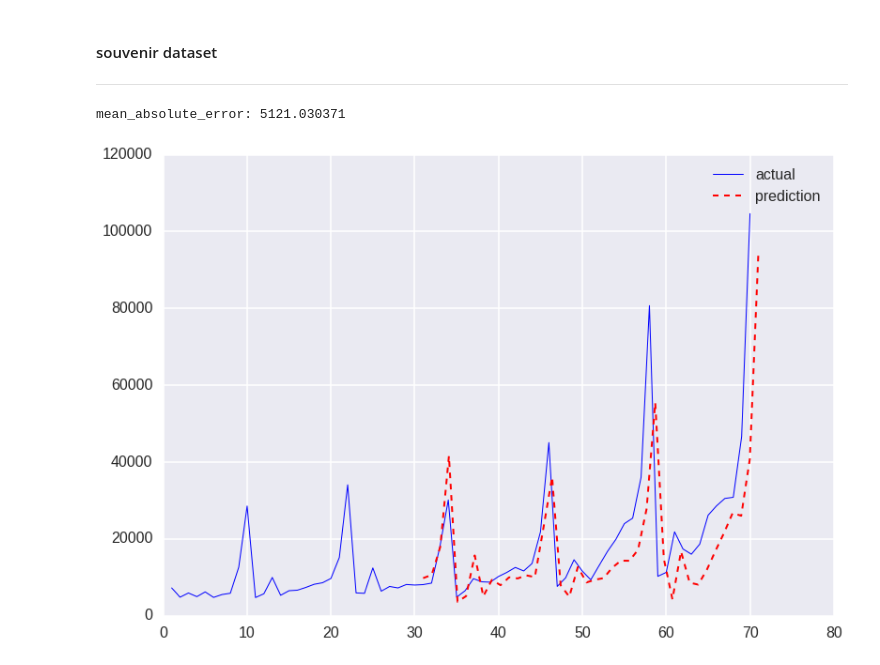
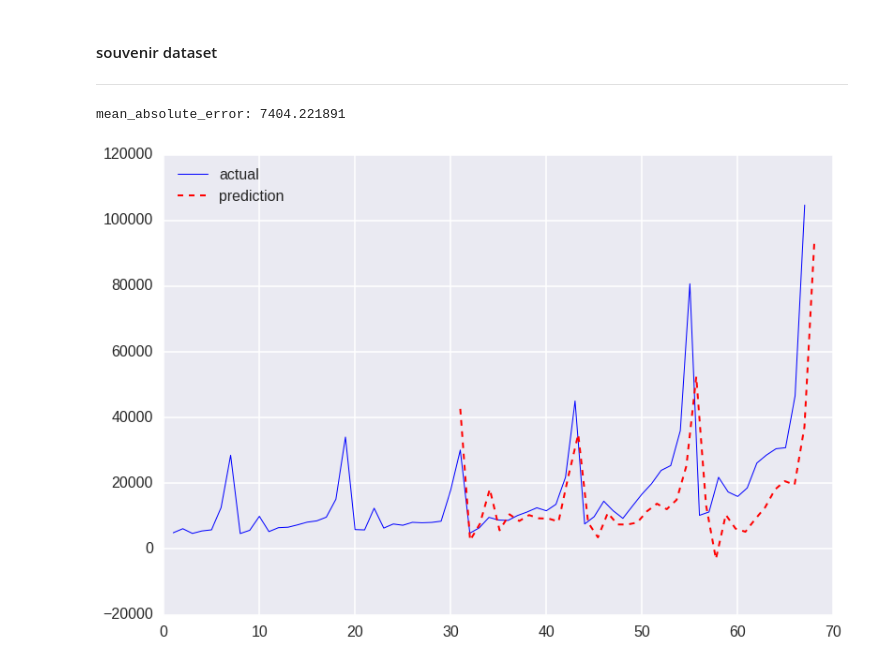
Before and after one commit to upul/WhiteBoard, a Jupyter notebook: Time_Series_Using_Linear_Regression.ipynb, the cells around one changed output. Saved outputs shown, nothing was run; the diff lists cells and outputs as text; code cells hidden in the pictures.

```diff
--- a/Time_Series_Using_Linear_Regression.ipynb
+++ b/Time_Series_Using_Linear_Regression.ipynb
@@ -51,15 +52,15 @@ def print_graph(X_all, X_test, y_all, y_test, y_pred):
 #### Loading some time series datasets
 # %%
 # http://robjhyndman.com/tsdldata/data/nybirths.dat
-nybirths = pd.read_csv('./nybirths.csv')
+nybirths = pd.read_csv('./data/nybirths.csv')
 nybirths = nybirths.values.flatten()
 
 # http://robjhyndman.com/tsdldata/data/fancy.dat
-souvenirtimeseries = pd.read_csv('./fancy.csv')
+souvenirtimeseries = pd.read_csv('./data/fancy.csv')
 souvenirtimeseries = souvenirtimeseries.values.flatten()
 
 # https://datamarket.com/data/set/22ox/monthly-milk-production-pounds-per-cow-jan-62-dec-75#!ds=22ox&display=line
-milk_production_data = pd.read_csv('./milk_production.csv')
+milk_production_data = pd.read_csv('./data/milk_production.csv')
 milk_production = milk_production_data['Production'].values.flatten()
 # %% [markdown]
 #### Milk production dataset
@@ -101,17 +102,17 @@ mean_absolute_error: 0.671430
 #### souvenir dataset
 ----
 # %%
-window_size = 13
+window_size = 16
 training_set_size = 30
 
 X_all, y_all = build_rolling_window_dataset(souvenirtimeseries, window_size)
 X_train, X_test, y_train, y_test = train_test_split(training_set_size, X_all, y_all)
 
 lr = LinearRegression(normalize=True)
 lr.fit(X_train, y_train)
 y_pred = lr.predict(X_test)
 print "mean_absolute_error: %f" %(mean_absolute_error(y_test, y_pred))
 print_graph(X_all, X_test, y_all, y_test, y_pred)
 # %% [output]
-mean_absolute_error: 5121.030371
+mean_absolute_error: 7404.221891
-[figure, old version]
+[figure, new version]
```
Also changed, not shown: parts of 14 cells of this notebook, 1 other file.
